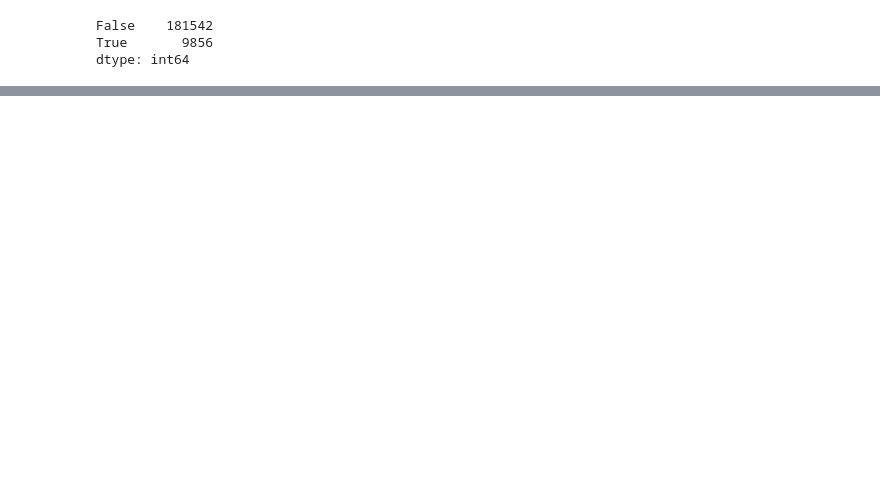
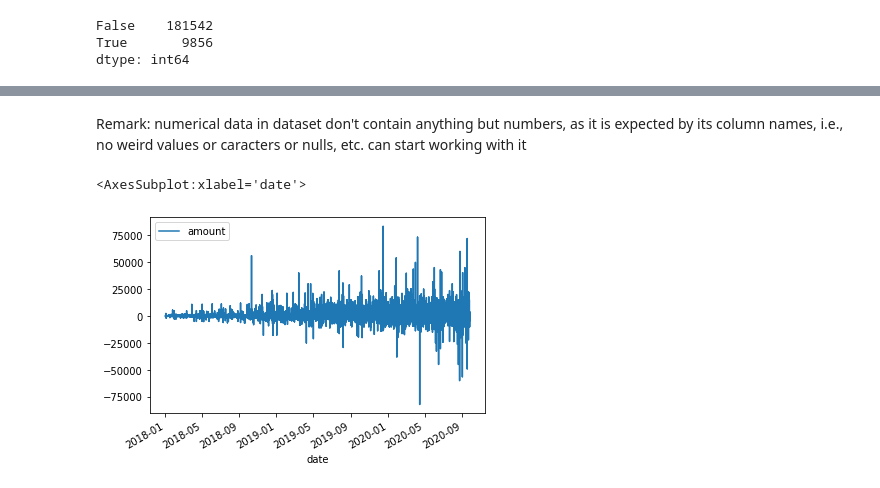
Before and after one commit to karynagogunska/mansa_test, a Jupyter notebook: datascience/notebooks/Data exploration and preparation.ipynb, the cells around one changed output, grey strips where cells are left out. Drawn from its saved outputs; the diff is of its cells as text; code cells hidden in the pictures; blank space fills up the shorter version.

```diff
--- a/datascience/notebooks/Data exploration and preparation.ipynb
+++ b/datascience/notebooks/Data exploration and preparation.ipynb
@@ -383,0 +378,11 @@ merged_df.describe()
+# %% [markdown]
+Remark:
+numerical data in dataset don't contain anything but numbers,
+as it is expected by its column names,
+i.e., no weird values or caracters or nulls, etc.
+can start working with it
+# %%
+merged_df.plot(x='date', y = 'amount')
+# %% [output]
+<AxesSubplot:xlabel='date'>
+[figure, added]
```
Also changed, not shown: parts of 31 cells of this notebook.
